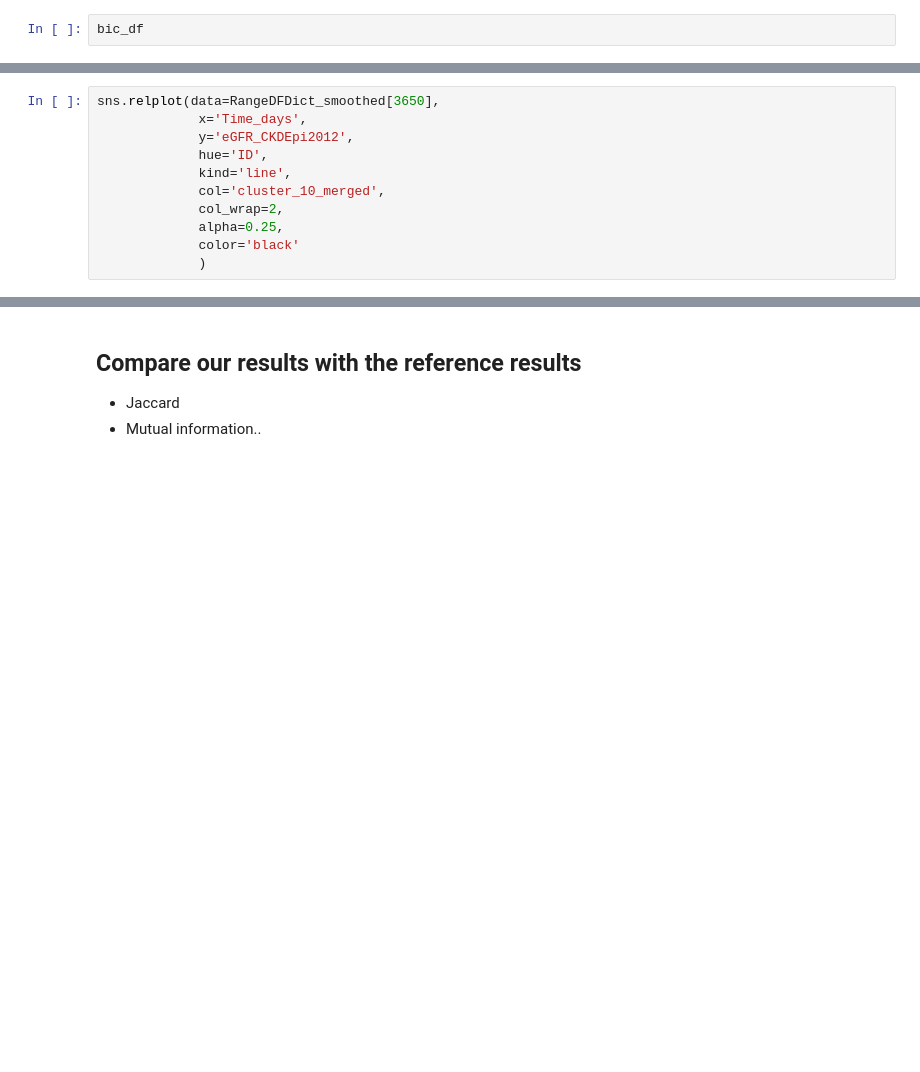
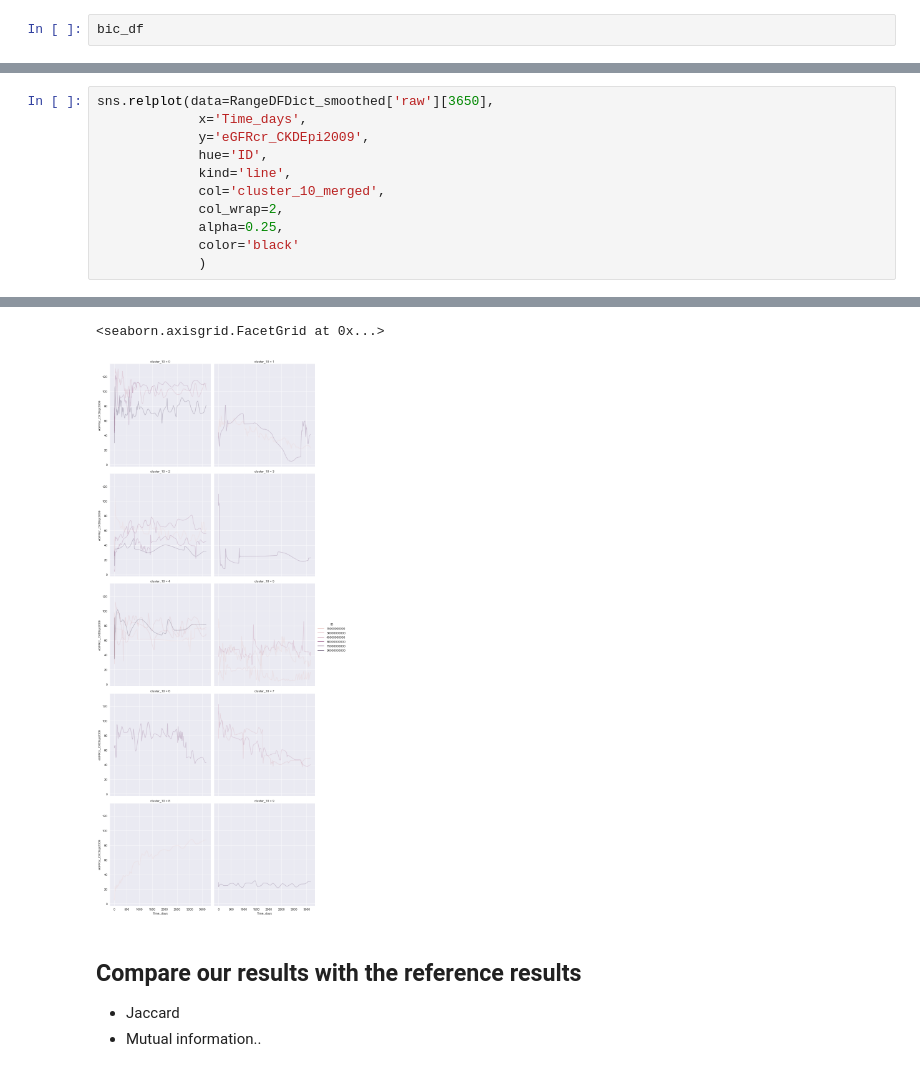
Before and after one commit to bramiozo/TimEx, a Jupyter notebook: sandbox/AKI_crossectional.ipynb, the cells around one changed output, grey strips where cells are left out. Drawn from its saved outputs; the diff is of its cells as text; blank space fills up the shorter version.

```diff
--- a/sandbox/AKI_crossectional.ipynb
+++ b/sandbox/AKI_crossectional.ipynb
@@ -611,7 +591,7 @@ sns.lineplot(data=RangeDFDict_smoothed[3650],
 # %%
-sns.relplot(data=RangeDFDict_smoothed[3650],
+sns.relplot(data=RangeDFDict_smoothed['raw'][3650],
              x='Time_days',
-             y='eGFR_CKDEpi2012',
+             y='eGFRcr_CKDEpi2009',
              hue='ID',
              kind='line',
              col='cluster_10_merged',
@@ -619,3 +599,4 @@ sns.relplot(data=RangeDFDict_smoothed[3650],
              alpha=0.25,
              color='black'
              )
+# %% [output]
@@ -622,3 +623,5 @@ sns.relplot(data=RangeDFDict_smoothed[3650],
+<seaborn.axisgrid.FacetGrid at 0x...>
+[figure, added]
 # %% [markdown]
 ## Compare our results with the reference results
 
```
Also changed, not shown: parts of 16 cells of this notebook, 1 other file.
